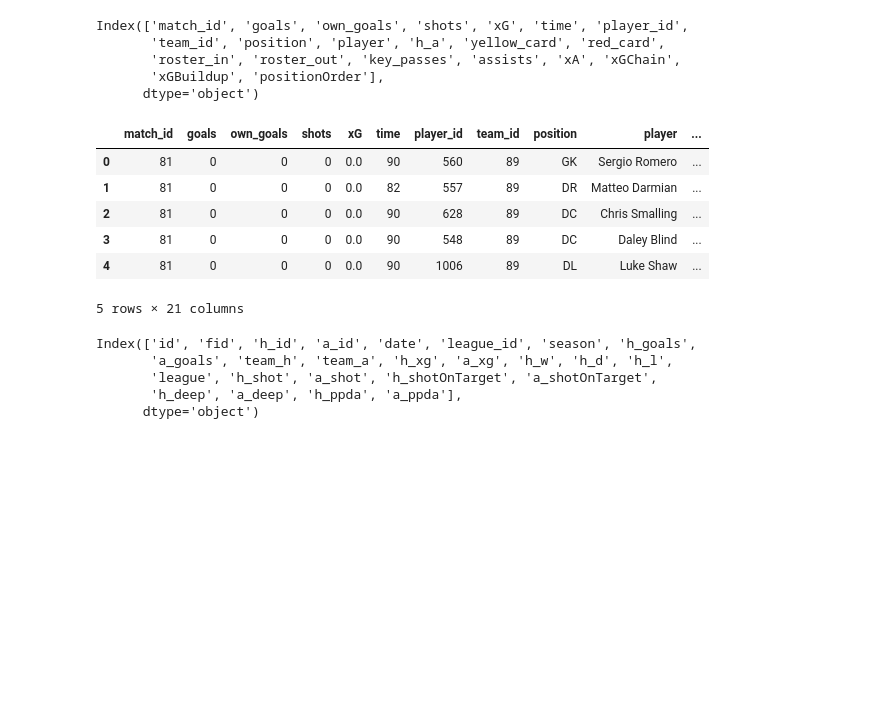
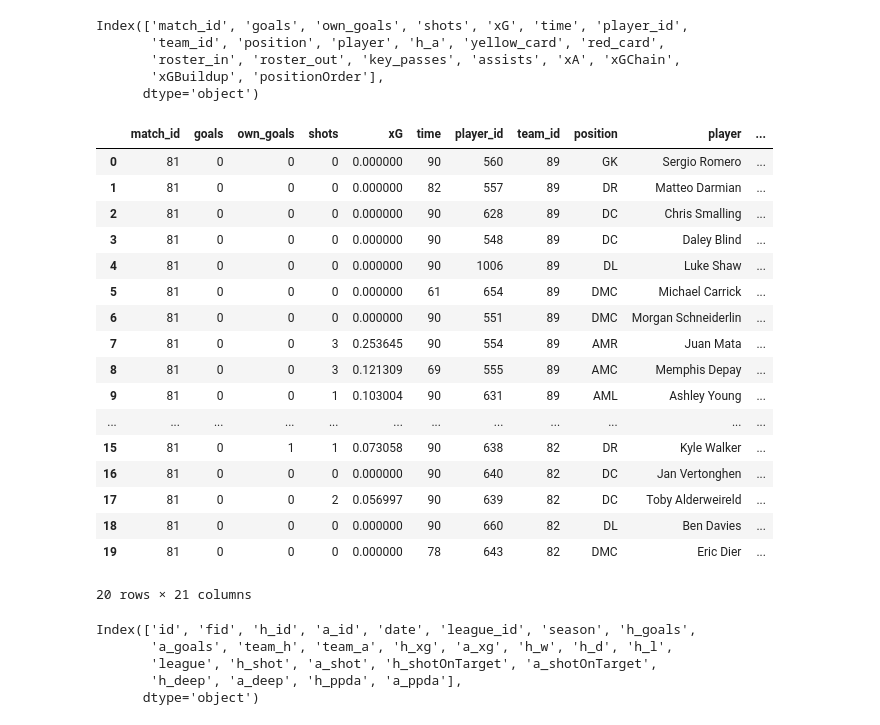
Before and after one commit to shadtome/Score-data, a Jupyter notebook: data_explore/understat_lineup_ex.ipynb, the cells around one changed output. Cells and saved outputs as stored; diff of their text form; code cells hidden in the pictures; blank space fills up the shorter version.

```diff
--- a/data_explore/understat_lineup_ex.ipynb
+++ b/data_explore/understat_lineup_ex.ipynb
@@ -11,25 +11,36 @@ path = os.path.join(path,'data/understat/understat_game_data/understat_lineup_ga
 # %%
 con = sql.connect(path)
 
 lineup = pd.read_sql("""SELECT *
                         FROM lineup_stats
                         LIMIT 20;""",con)
 con.close()
 display(lineup.columns)
-lineup.head()
+lineup.head(30)
 # %% [output]
 Index(['match_id', 'goals', 'own_goals', 'shots', 'xG', 'time', 'player_id',
        'team_id', 'position', 'player', 'h_a', 'yellow_card', 'red_card',
        'roster_in', 'roster_out', 'key_passes', 'assists', 'xA', 'xGChain',
        'xGBuildup', 'positionOrder'],
       dtype='object')
 |  | match_id | goals | own_goals | shots | xG | time | player_id | team_id | position | player | ... |
-| 0 | 81 | 0 | 0 | 0 | 0.0 | 90 | 560 | 89 | GK | Sergio Romero | ... |
-| 1 | 81 | 0 | 0 | 0 | 0.0 | 82 | 557 | 89 | DR | Matteo Darmian | ... |
-| 2 | 81 | 0 | 0 | 0 | 0.0 | 90 | 628 | 89 | DC | Chris Smalling | ... |
-| 3 | 81 | 0 | 0 | 0 | 0.0 | 90 | 548 | 89 | DC | Daley Blind | ... |
-| 4 | 81 | 0 | 0 | 0 | 0.0 | 90 | 1006 | 89 | DL | Luke Shaw | ... |
+| 0 | 81 | 0 | 0 | 0 | 0.000000 | 90 | 560 | 89 | GK | Sergio Romero | ... |
+| 1 | 81 | 0 | 0 | 0 | 0.000000 | 82 | 557 | 89 | DR | Matteo Darmian | ... |
+| 2 | 81 | 0 | 0 | 0 | 0.000000 | 90 | 628 | 89 | DC | Chris Smalling | ... |
+| 3 | 81 | 0 | 0 | 0 | 0.000000 | 90 | 548 | 89 | DC | Daley Blind | ... |
+| 4 | 81 | 0 | 0 | 0 | 0.000000 | 90 | 1006 | 89 | DL | Luke Shaw | ... |
+| 5 | 81 | 0 | 0 | 0 | 0.000000 | 61 | 654 | 89 | DMC | Michael Carrick | ... |
+| 6 | 81 | 0 | 0 | 0 | 0.000000 | 90 | 551 | 89 | DMC | Morgan Schneiderlin | ... |
+| 7 | 81 | 0 | 0 | 3 | 0.253645 | 90 | 554 | 89 | AMR | Juan Mata | ... |
+| 8 | 81 | 0 | 0 | 3 | 0.121309 | 69 | 555 | 89 | AMC | Memphis Depay | ... |
+| 9 | 81 | 0 | 0 | 1 | 0.103004 | 90 | 631 | 89 | AML | Ashley Young | ... |
+| ... | ... | ... | ... | ... | ... | ... | ... | ... | ... | ... | ... |
+| 15 | 81 | 0 | 1 | 1 | 0.073058 | 90 | 638 | 82 | DR | Kyle Walker | ... |
+| 16 | 81 | 0 | 0 | 0 | 0.000000 | 90 | 640 | 82 | DC | Jan Vertonghen | ... |
+| 17 | 81 | 0 | 0 | 2 | 0.056997 | 90 | 639 | 82 | DC | Toby Alderweireld | ... |
+| 18 | 81 | 0 | 0 | 0 | 0.000000 | 90 | 660 | 82 | DL | Ben Davies | ... |
+| 19 | 81 | 0 | 0 | 0 | 0.000000 | 78 | 643 | 82 | DMC | Eric Dier | ... |
-5 rows × 21 columns
+20 rows × 21 columns
 # %%
 con = sql.connect(path)
 
```
Also changed, not shown: parts of 3 cells of this notebook, 2 other files.
